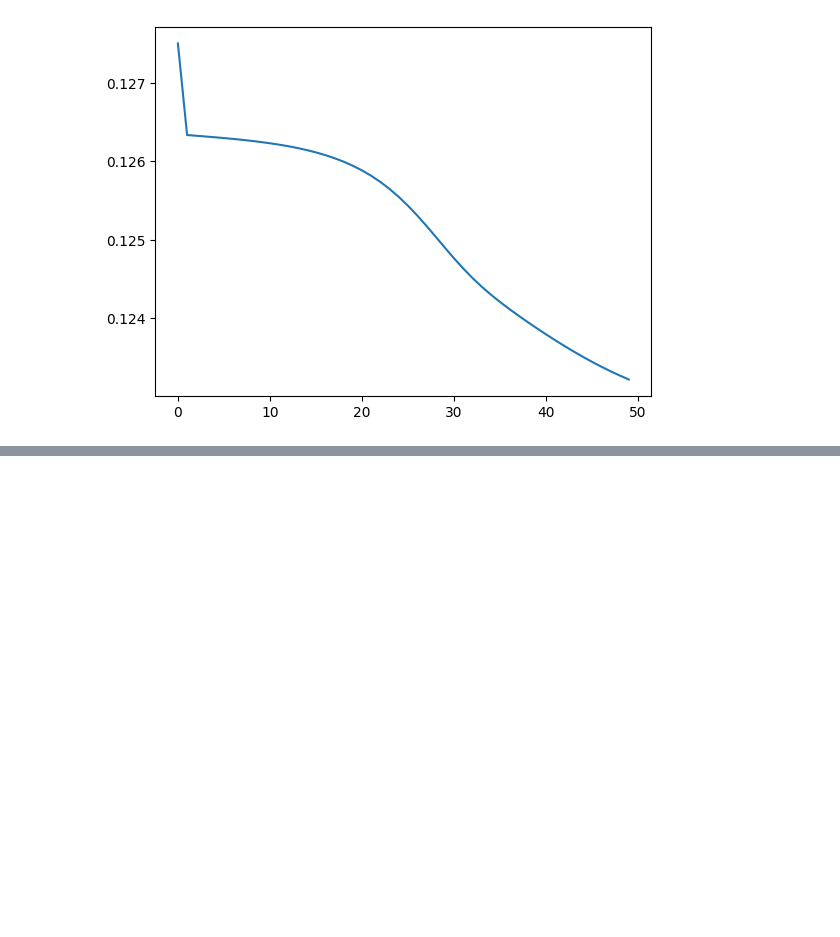
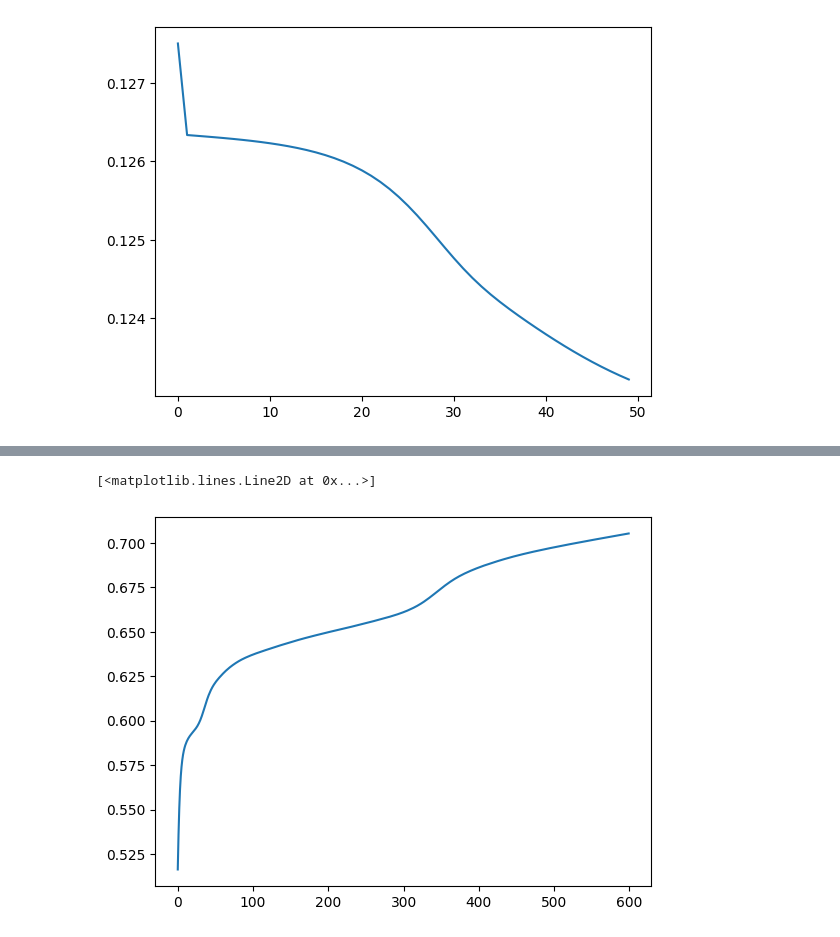
Before and after one commit to okulovsky/grammar_ru, a Jupyter notebook: research/antecedents/training_notebook.ipynb, the cells around one changed output, grey strips where cells are left out. Saved outputs shown, nothing was run; the diff lists cells and outputs as text; code cells hidden in the pictures; blank space fills up the shorter version.

```diff
--- a/research/antecedents/training_notebook.ipynb
+++ b/research/antecedents/training_notebook.ipynb
@@ -99,0 +174,5 @@ plt.plot(TrainingLogsViewer.get_metric_by_job(metrics, 'loss'))
+# %%
+plt.plot(TrainingLogsViewer.get_metric_by_job(metrics, 'roc_auc_score_display'))
+# %% [output]
+[<matplotlib.lines.Line2D at 0x...>]
+[figure, added]
```
Also changed, not shown: parts of 11 cells of this notebook, 1 other file.
